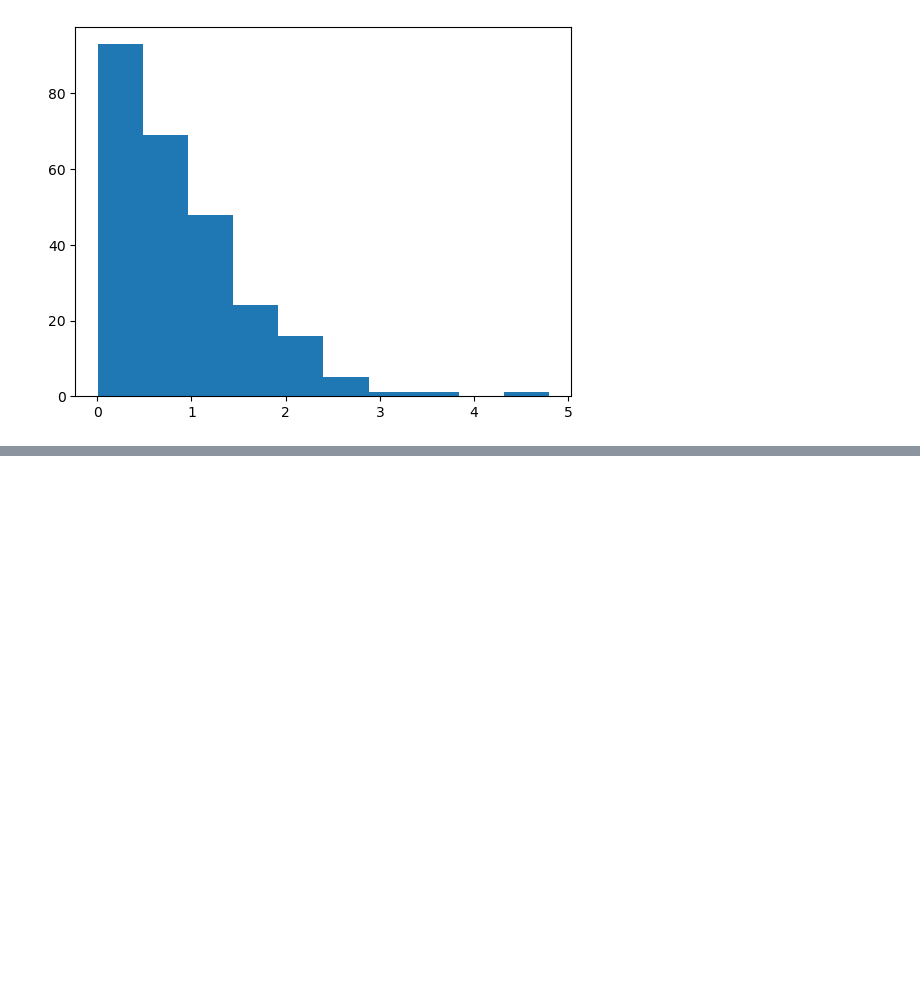
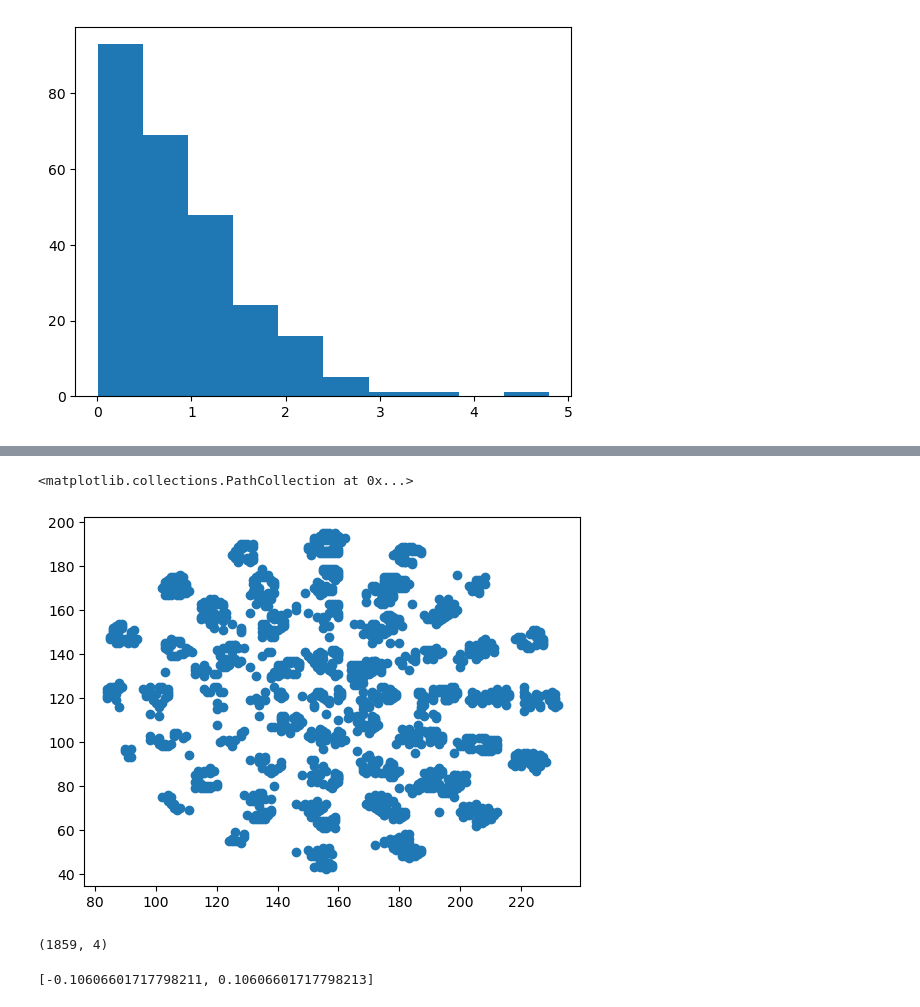
Before and after one commit to AdvancedResearchInnovationCenter/TactiGraph, a Jupyter notebook: src/stupid.ipynb, the cells around one changed output, grey strips where cells are left out. Drawn from its saved outputs; the diff is of its cells as text; code cells hidden in the pictures; blank space fills up the shorter version.

```diff
--- a/src/stupid.ipynb
+++ b/src/stupid.ipynb
@@ -308,0 +268,13 @@ np.degrees(np.max(np.abs(reg_aug.predict(X_val) - y_val)))
+# %%
+plt.scatter(*np.array(samples['sample_240']['events'])[:, :2].T)
+# %% [output]
+<matplotlib.collections.PathCollection at 0x...>
+[figure, added]
+# %%
+np.array(samples['sample_240']['events']).shape
+# %% [output]
+(1859, 4)
+# %%
+cases_dict[samples['sample_240']['case']]
+# %% [output]
+[-0.10606601717798211, 0.10606601717798213]
```
Also changed, not shown: parts of 42 cells of this notebook, 2 other files.
